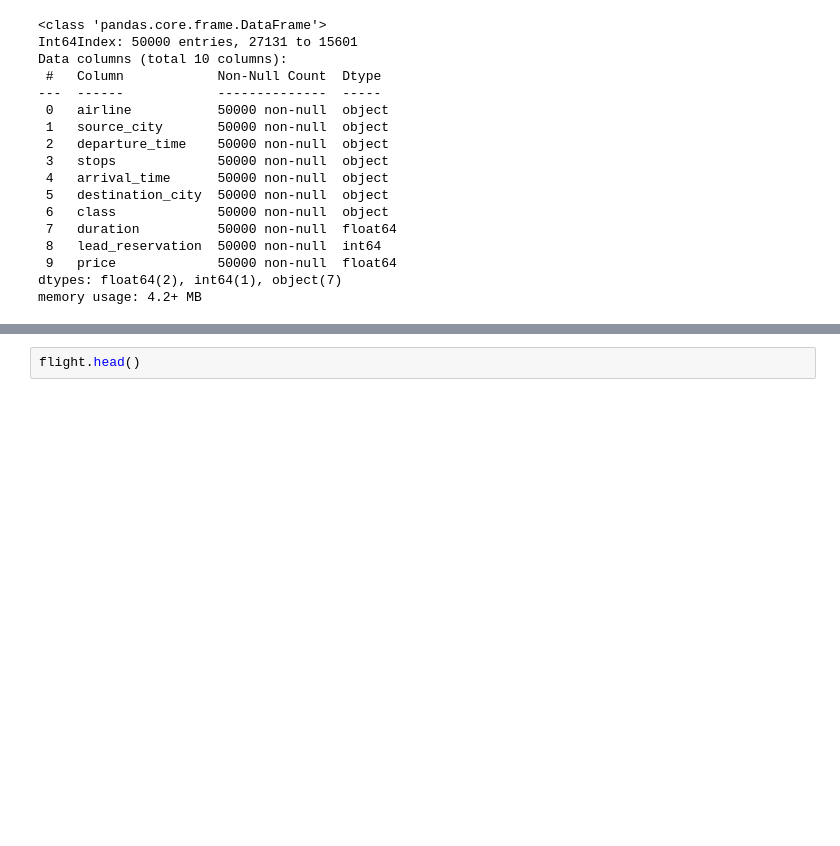
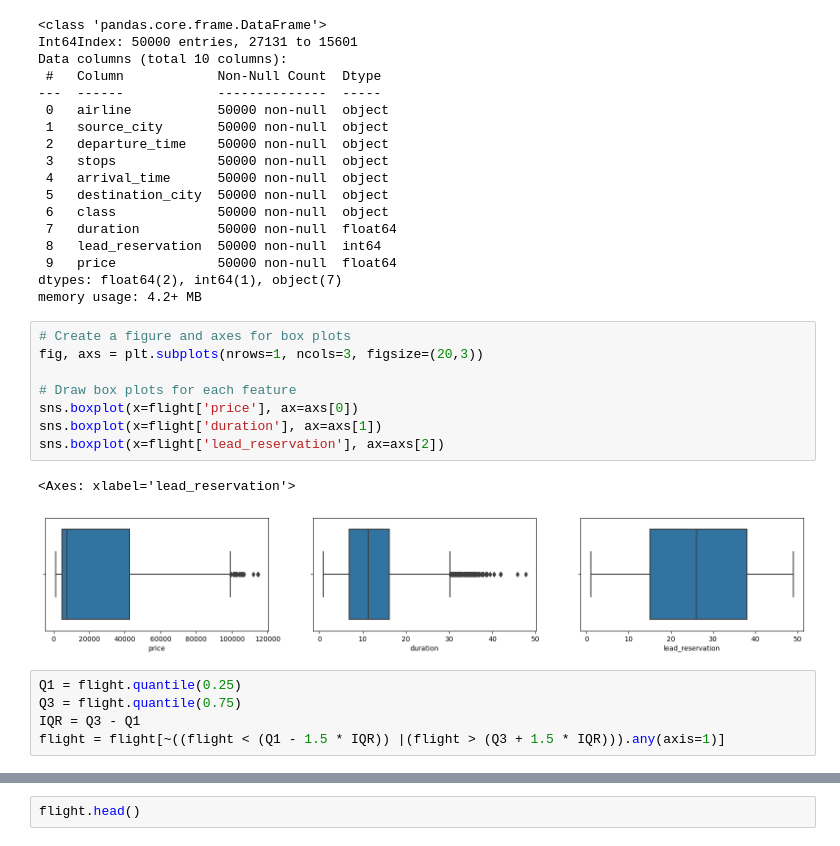
Before and after one commit to Lojain12/Flight_Price, a Jupyter notebook: Copy_of_FlightPricePrediction1.ipynb, the cells around one changed output, grey strips where cells are left out. Cells and saved outputs as stored; diff of their text form; blank space fills up the shorter version.

```diff
--- a/Copy_of_FlightPricePrediction1.ipynb
+++ b/Copy_of_FlightPricePrediction1.ipynb
@@ -158,3 +157,19 @@ Data columns (total 10 columns):
  9   price             50000 non-null  float64
 dtypes: float64(2), int64(1), object(7)
 memory usage: 4.2+ MB
+# %%
+# Create a figure and axes for box plots
+fig, axs = plt.subplots(nrows=1, ncols=3, figsize=(20,3))
+
+# Draw box plots for each feature
+sns.boxplot(x=flight['price'], ax=axs[0])
+sns.boxplot(x=flight['duration'], ax=axs[1])
+sns.boxplot(x=flight['lead_reservation'], ax=axs[2])
+# %% [output]
+<Axes: xlabel='lead_reservation'>
+[figure, added]
+# %%
+Q1 = flight.quantile(0.25)
+Q3 = flight.quantile(0.75)
+IQR = Q3 - Q1
+flight = flight[~((flight < (Q1 - 1.5 * IQR)) |(flight > (Q3 + 1.5 * IQR))).any(axis=1)]
```
Also changed, not shown: parts of 43 cells of this notebook.
